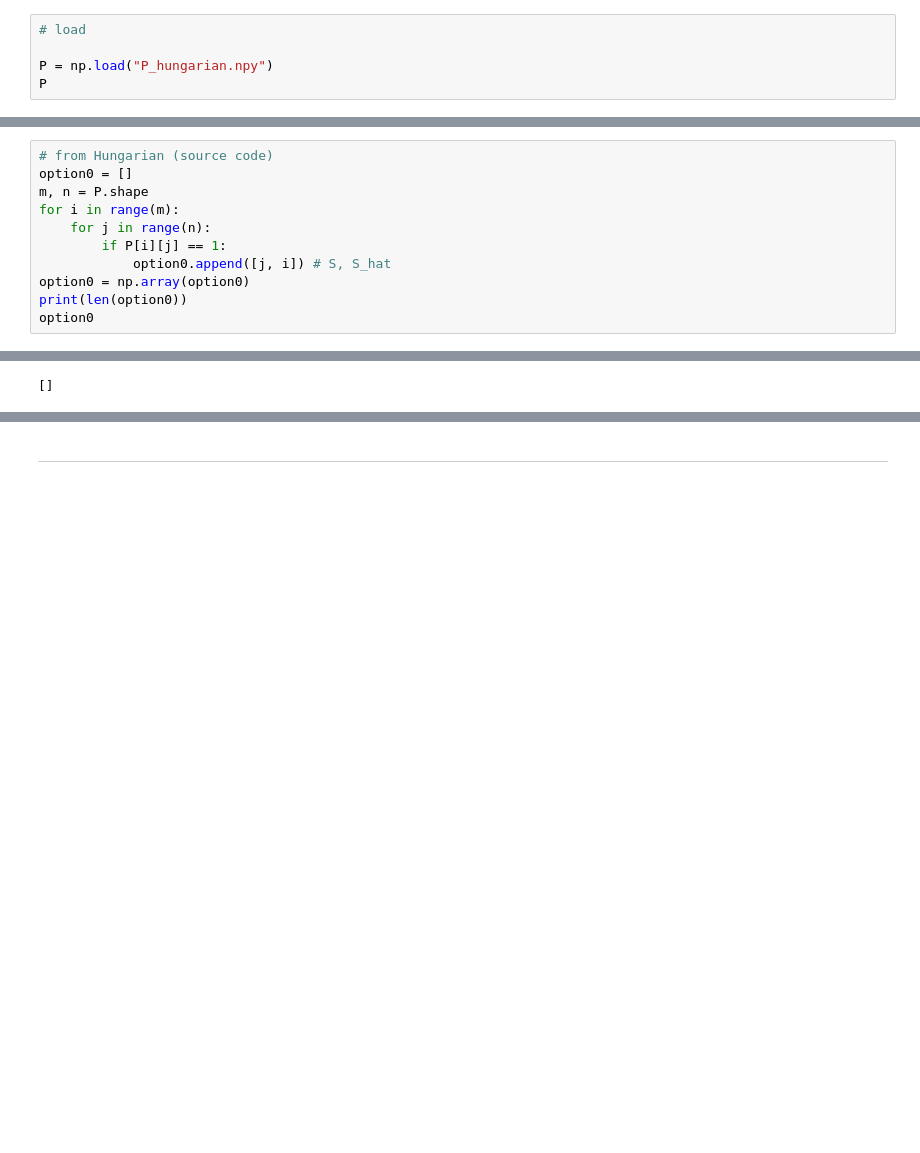
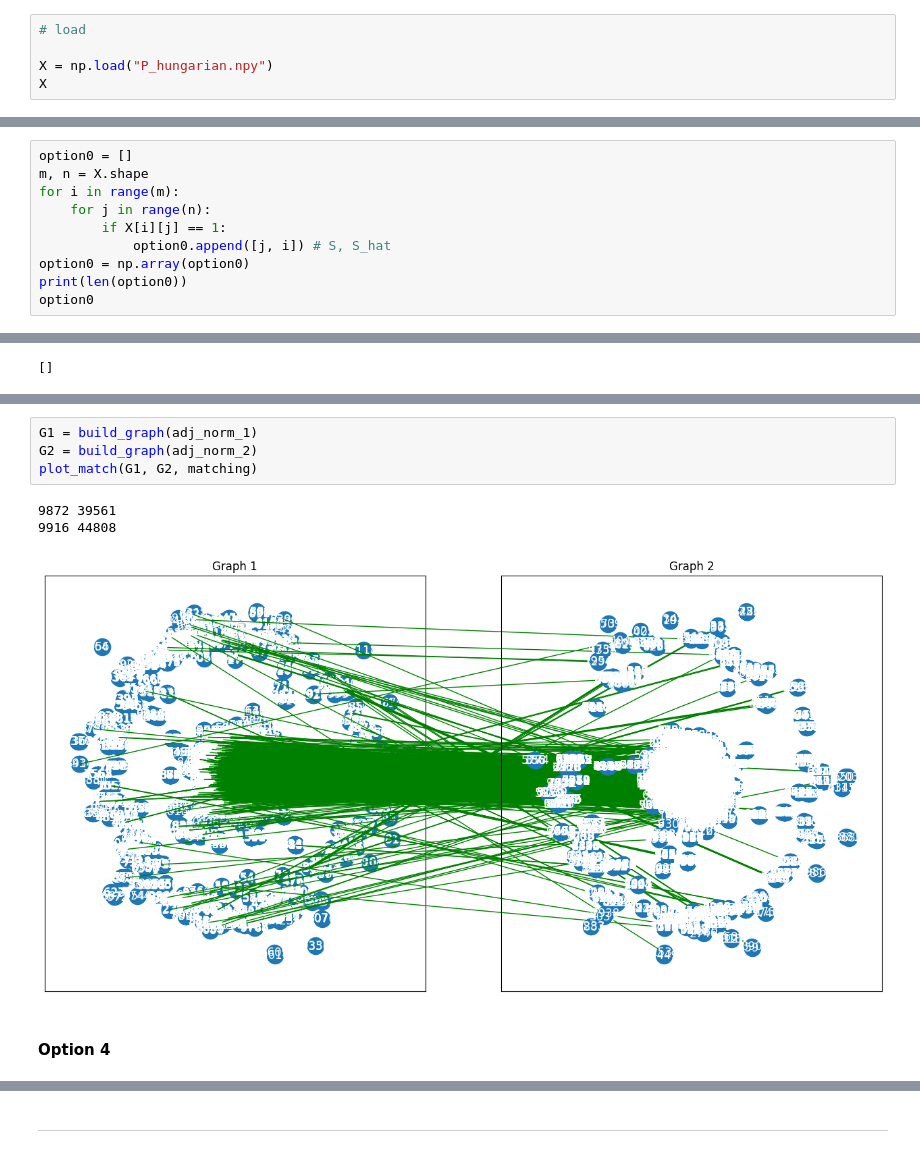
Before and after one commit to win7/Test_Graph_MatchingAlignment, a Jupyter notebook: Network-Alignment-with-Transferable-Graph-Autoencoders/test_subgraph.ipynb, the cells around one changed output, grey strips where cells are left out. Drawn from its saved outputs; the diff is of its cells as text; blank space fills up the shorter version.

```diff
--- a/Network-Alignment-with-Transferable-Graph-Autoencoders/test_subgraph.ipynb
+++ b/Network-Alignment-with-Transferable-Graph-Autoencoders/test_subgraph.ipynb
@@ -408,5 +460,5 @@ AttributeError: 'numpy.ndarray' object has no attribute 'cpu'
 # %%
 # load
 
-P = np.load("P_hungarian.npy")
-P
+X = np.load("P_hungarian.npy")
+X
@@ -421,11 +465,10 @@ array([[0., 0., 0., ..., 0., 0., 0.],
 # %%
-# from Hungarian (source code)
 option0 = []
-m, n = P.shape
+m, n = X.shape
 for i in range(m):
-    for j in range(n):
-        if P[i][j] == 1:
-            option0.append([j, i]) # S, S_hat
+	for j in range(n):
+		if X[i][j] == 1:
+			option0.append([j, i]) # S, S_hat
 option0 = np.array(option0)
 print(len(option0))
 option0
@@ -646,0 +634,10 @@ matching
+# %%
+G1 = build_graph(adj_norm_1)
+G2 = build_graph(adj_norm_2)
+plot_match(G1, G2, matching)
+# %% [output]
+9872 39561
+9916 44808
+[figure, added]
+# %% [markdown]
+#### Option 4
```
Also changed, not shown: parts of 50 cells of this notebook, 4 other files.
